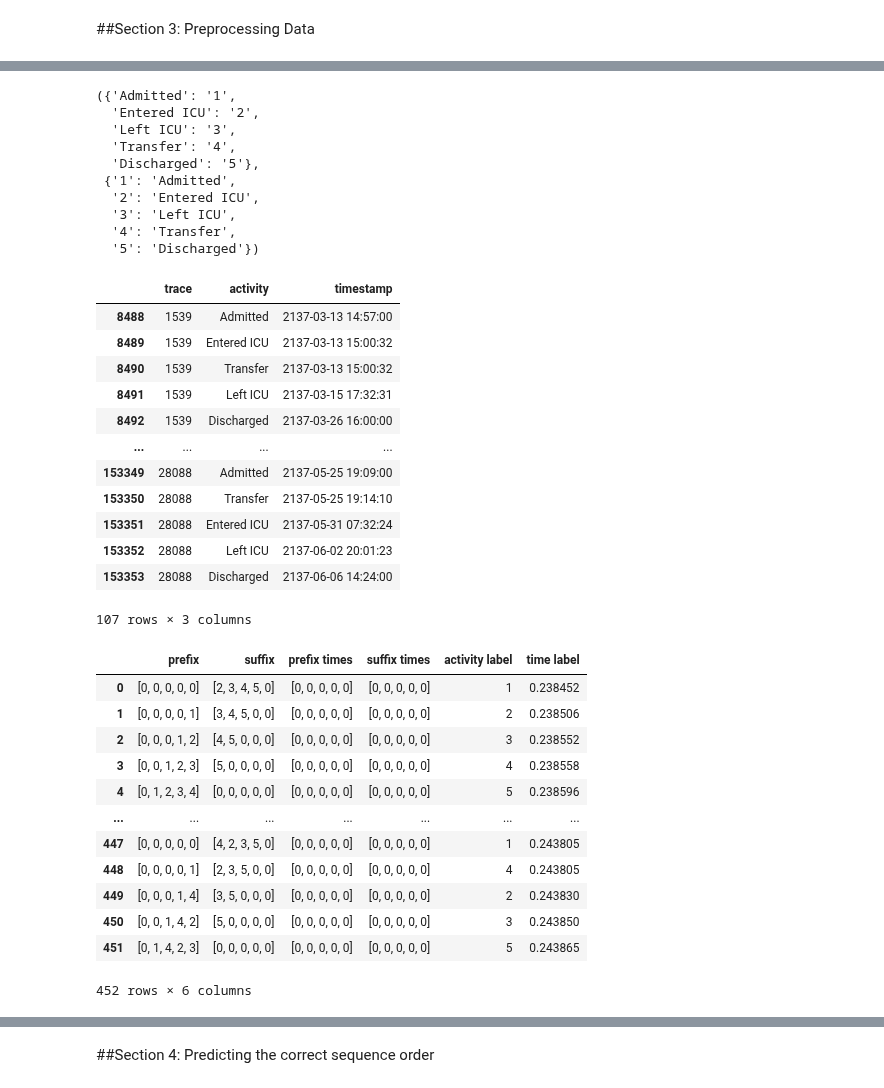
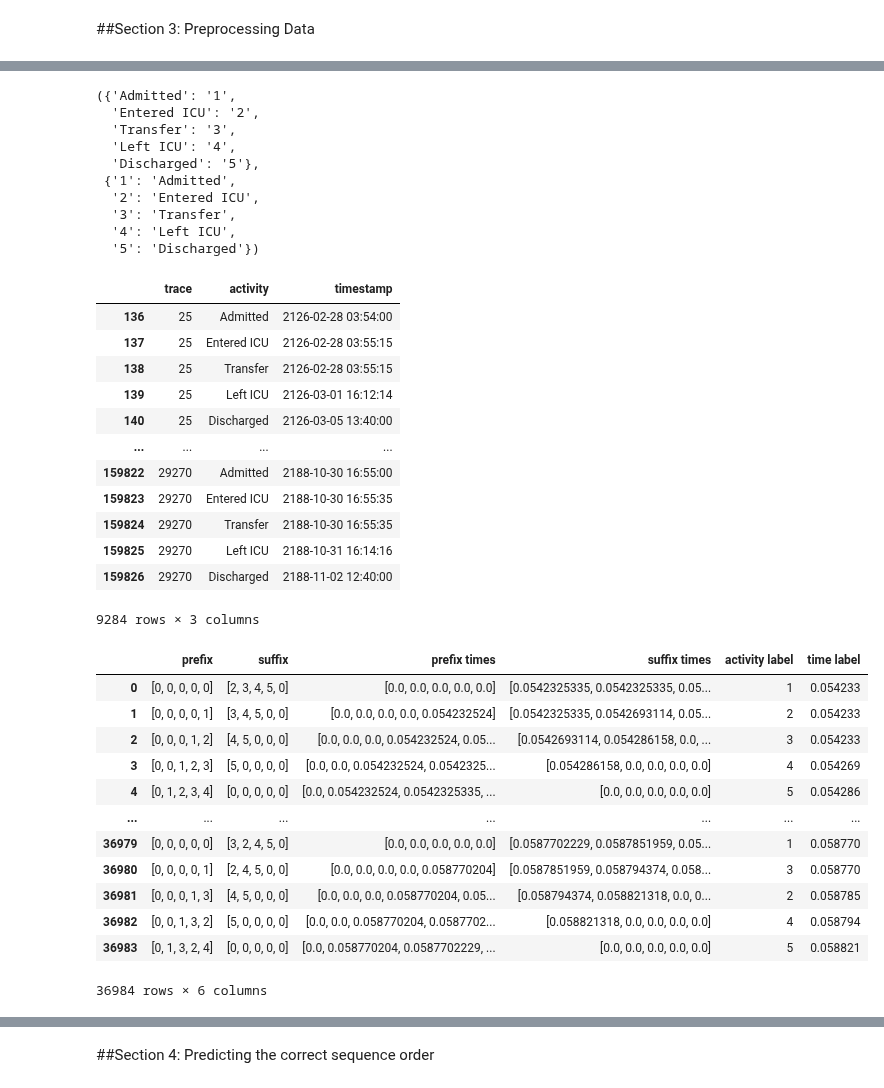
Before and after one commit to adamzbikowski/Process-Mining-Dissertation, a Jupyter notebook: timestamp_pipeline.ipynb, the cells around one changed output, grey strips where cells are left out. Drawn from its saved outputs; the diff is of its cells as text; code cells hidden in the pictures.

```diff
--- a/timestamp_pipeline.ipynb
+++ b/timestamp_pipeline.ipynb
@@ -23,7 +23,7 @@ PROJECT_NAME = "processmining-367815"
 
 # change to alter the number of random traces being selected
 # set value to None in order to use the full dataset
-NUM_TRACES = 100
+NUM_TRACES = 10000
 
 # IGNORE if event log does not include procedures
 # set to false if
@@ -233,13 +233,13 @@ encode_activity, decode_activity
 # %% [output]
 ({'Admitted': '1',
   'Entered ICU': '2',
-  'Left ICU': '3',
-  'Transfer': '4',
+  'Transfer': '3',
+  'Left ICU': '4',
   'Discharged': '5'},
  {'1': 'Admitted',
   '2': 'Entered ICU',
-  '3': 'Left ICU',
-  '4': 'Transfer',
+  '3': 'Transfer',
+  '4': 'Left ICU',
   '5': 'Discharged'})
 # %%
 from sklearn.model_selection import train_test_split
@@ -252,18 +252,18 @@ test_el = partial_el.loc[partial_el['trace'].isin(test_traces)]
 test_el
 # %% [output]
 |  | trace | activity | timestamp |
-| 8488 | 1539 | Admitted | 2137-03-13 14:57:00 |
-| 8489 | 1539 | Entered ICU | 2137-03-13 15:00:32 |
-| 8490 | 1539 | Transfer | 2137-03-13 15:00:32 |
-| 8491 | 1539 | Left ICU | 2137-03-15 17:32:31 |
-| 8492 | 1539 | Discharged | 2137-03-26 16:00:00 |
+| 136 | 25 | Admitted | 2126-02-28 03:54:00 |
+| 137 | 25 | Entered ICU | 2126-02-28 03:55:15 |
+| 138 | 25 | Transfer | 2126-02-28 03:55:15 |
+| 139 | 25 | Left ICU | 2126-03-01 16:12:14 |
+| 140 | 25 | Discharged | 2126-03-05 13:40:00 |
 | ... | ... | ... | ... |
-| 153349 | 28088 | Admitted | 2137-05-25 19:09:00 |
-| 153350 | 28088 | Transfer | 2137-05-25 19:14:10 |
-| 153351 | 28088 | Entered ICU | 2137-05-31 07:32:24 |
-| 153352 | 28088 | Left ICU | 2137-06-02 20:01:23 |
-| 153353 | 28088 | Discharged | 2137-06-06 14:24:00 |
+| 159822 | 29270 | Admitted | 2188-10-30 16:55:00 |
+| 159823 | 29270 | Entered ICU | 2188-10-30 16:55:35 |
+| 159824 | 29270 | Transfer | 2188-10-30 16:55:35 |
+| 159825 | 29270 | Left ICU | 2188-10-31 16:14:16 |
+| 159826 | 29270 | Discharged | 2188-11-02 12:40:00 |
-107 rows × 3 columns
+9284 rows × 3 columns
 # %%
 # find the first timestamp in dataset
 start_time = partial_el['timestamp'].min()
@@ -310,49 +310,49 @@ def label_train(el):
       prefix = padding + prefix
 
       padding = []
 
       while len(prefix_times) + len(padding) < PREFIX_LENGTH:
-        padding.append('0')
+        padding.append(0.0)
 
       prefix_times =  padding + prefix_times
 
       while len(suffix) < PREFIX_LENGTH:
         suffix.append('0')
 
       while len(suffix_times) < PREFIX_LENGTH:
-        suffix_times.append('0')
+        suffix_times.append(0.0)
 
       prefix_arr.append(np.array(prefix[0:PREFIX_LENGTH], dtype=int))
       suffix_arr.append(np.array(suffix[0:PREFIX_LENGTH], dtype=int))
-      prefix_times_arr.append(np.array(prefix_times[0:PREFIX_LENGTH], dtype=int))
-      suffix_times_arr.append(np.array(suffix_times[0:PREFIX_LENGTH], dtype=int))
+      prefix_times_arr.append(np.array(prefix_times[0:PREFIX_LENGTH], dtype=np.double))
+      suffix_times_arr.append(np.array(suffix_times[0:PREFIX_LENGTH], dtype=np.double))
       label_arr.append(label)
       label_times_arr.append(time_label)
 
   return pd.DataFrame({'prefix' : prefix_arr,
                        'suffix' : suffix_arr,
                        'prefix times' : prefix_times_arr,
                        'suffix times' : suffix_times_arr,
                        'activity label' : label_arr,
                        'time label': label_times_arr})
 
 
 labeled_train_el = label_train(train_el)
 labeled_train_el
 # %% [output]
 |  | prefix | suffix | prefix times | suffix times | activity label | time label |
-| 0 | [0, 0, 0, 0, 0] | [2, 3, 4, 5, 0] | [0, 0, 0, 0, 0] | [0, 0, 0, 0, 0] | 1 | 0.238452 |
-| 1 | [0, 0, 0, 0, 1] | [3, 4, 5, 0, 0] | [0, 0, 0, 0, 0] | [0, 0, 0, 0, 0] | 2 | 0.238506 |
-| 2 | [0, 0, 0, 1, 2] | [4, 5, 0, 0, 0] | [0, 0, 0, 0, 0] | [0, 0, 0, 0, 0] | 3 | 0.238552 |
-| 3 | [0, 0, 1, 2, 3] | [5, 0, 0, 0, 0] | [0, 0, 0, 0, 0] | [0, 0, 0, 0, 0] | 4 | 0.238558 |
-| 4 | [0, 1, 2, 3, 4] | [0, 0, 0, 0, 0] | [0, 0, 0, 0, 0] | [0, 0, 0, 0, 0] | 5 | 0.238596 |
+| 0 | [0, 0, 0, 0, 0] | [2, 3, 4, 5, 0] | [0.0, 0.0, 0.0, 0.0, 0.0] | [0.0542325335, 0.0542325335, 0.05... | 1 | 0.054233 |
+| 1 | [0, 0, 0, 0, 1] | [3, 4, 5, 0, 0] | [0.0, 0.0, 0.0, 0.0, 0.054232524] | [0.0542325335, 0.0542693114, 0.05... | 2 | 0.054233 |
+| 2 | [0, 0, 0, 1, 2] | [4, 5, 0, 0, 0] | [0.0, 0.0, 0.0, 0.054232524, 0.05... | [0.0542693114, 0.054286158, 0.0, ... | 3 | 0.054233 |
+| 3 | [0, 0, 1, 2, 3] | [5, 0, 0, 0, 0] | [0.0, 0.0, 0.054232524, 0.0542325... | [0.054286158, 0.0, 0.0, 0.0, 0.0] | 4 | 0.054269 |
+| 4 | [0, 1, 2, 3, 4] | [0, 0, 0, 0, 0] | [0.0, 0.054232524, 0.0542325335, ... | [0.0, 0.0, 0.0, 0.0, 0.0] | 5 | 0.054286 |
 | ... | ... | ... | ... | ... | ... | ... |
-| 447 | [0, 0, 0, 0, 0] | [4, 2, 3, 5, 0] | [0, 0, 0, 0, 0] | [0, 0, 0, 0, 0] | 1 | 0.243805 |
-| 448 | [0, 0, 0, 0, 1] | [2, 3, 5, 0, 0] | [0, 0, 0, 0, 0] | [0, 0, 0, 0, 0] | 4 | 0.243805 |
-| 449 | [0, 0, 0, 1, 4] | [3, 5, 0, 0, 0] | [0, 0, 0, 0, 0] | [0, 0, 0, 0, 0] | 2 | 0.243830 |
-| 450 | [0, 0, 1, 4, 2] | [5, 0, 0, 0, 0] | [0, 0, 0, 0, 0] | [0, 0, 0, 0, 0] | 3 | 0.243850 |
-| 451 | [0, 1, 4, 2, 3] | [0, 0, 0, 0, 0] | [0, 0, 0, 0, 0] | [0, 0, 0, 0, 0] | 5 | 0.243865 |
+| 36979 | [0, 0, 0, 0, 0] | [3, 2, 4, 5, 0] | [0.0, 0.0, 0.0, 0.0, 0.0] | [0.0587702229, 0.0587851959, 0.05... | 1 | 0.058770 |
+| 36980 | [0, 0, 0, 0, 1] | [2, 4, 5, 0, 0] | [0.0, 0.0, 0.0, 0.0, 0.058770204] | [0.0587851959, 0.058794374, 0.058... | 3 | 0.058770 |
+| 36981 | [0, 0, 0, 1, 3] | [4, 5, 0, 0, 0] | [0.0, 0.0, 0.0, 0.058770204, 0.05... | [0.058794374, 0.058821318, 0.0, 0... | 2 | 0.058785 |
+| 36982 | [0, 0, 1, 3, 2] | [5, 0, 0, 0, 0] | [0.0, 0.0, 0.058770204, 0.0587702... | [0.058821318, 0.0, 0.0, 0.0, 0.0] | 4 | 0.058794 |
+| 36983 | [0, 1, 3, 2, 4] | [0, 0, 0, 0, 0] | [0.0, 0.058770204, 0.0587702229, ... | [0.0, 0.0, 0.0, 0.0, 0.0] | 5 | 0.058821 |
-452 rows × 6 columns
+36984 rows × 6 columns
 # %%
 labeled_train_el, validation_el = train_test_split(labeled_train_el, test_size=VALIDATION_SIZE, random_state=9)
 # %%
```
Also changed, not shown: parts of 17 cells of this notebook.
